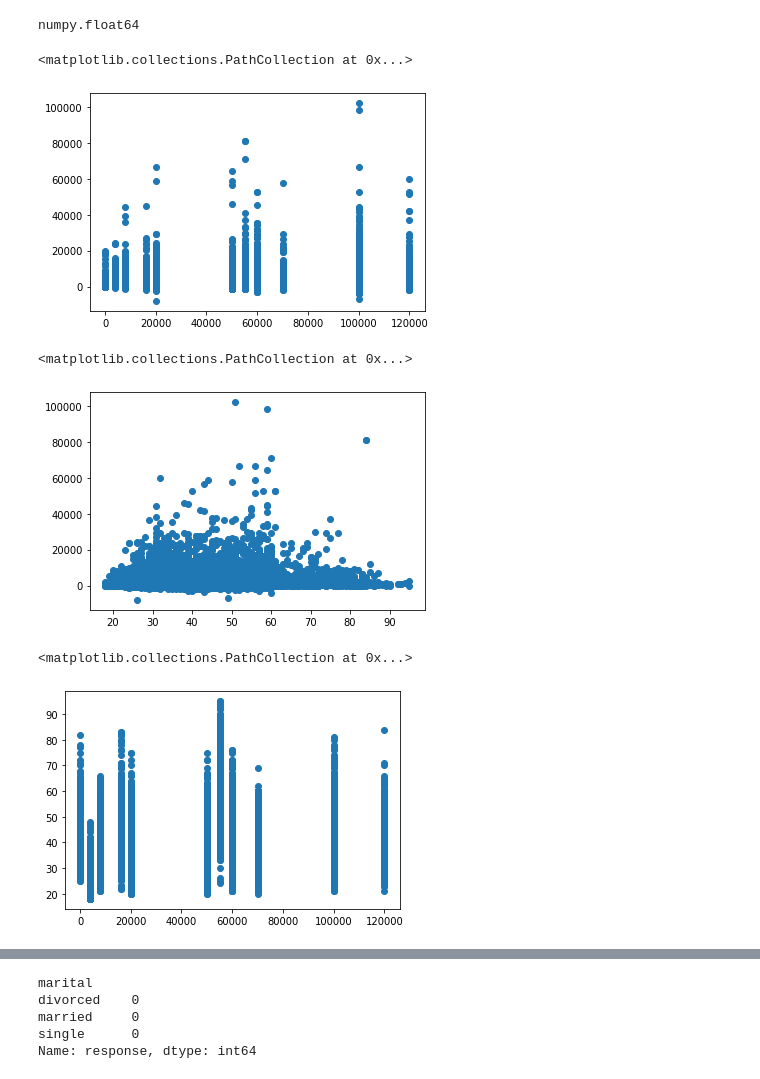
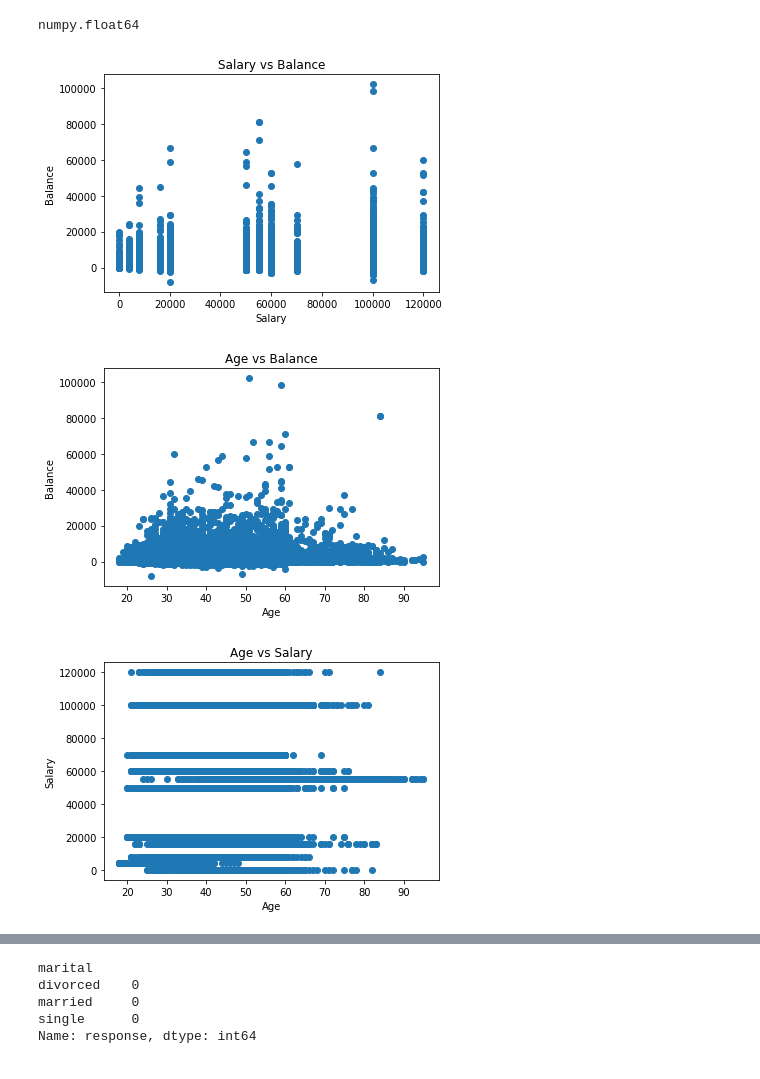
Before and after one commit to benjaminbrown038/Data-Science-Techniques, a Jupyter notebook: marketing.ipynb, the cells around one changed output, grey strips where cells are left out. Cells and saved outputs as stored; diff of their text form; code cells hidden in the pictures.

```diff
--- a/marketing.ipynb
+++ b/marketing.ipynb
@@ -16,7 +22,8 @@ import seaborn as sns
 %matplotlib inline
 
 # marketing data to analyze
-df = pd.read_csv('marketing_analysis.csv',skiprows=2)
+path = 'data/marketing_analysis.csv'
+df = pd.read_csv(path,skiprows=2)
 # %%
 # rows and columns
 df.head()
@@ -161,20 +246,23 @@ numpy.float64
 # %%
 '''
 Comparing two Numeric data types:
     - Scatter Plot
     - Pair Plot
     - Correlation Matrix
 '''
 
 
 '''
 Scatter Plots (for numeric) using matplotlib
 '''
 
 plt.scatter(df.salary,df.balance)
+plt.title("Salary vs Balance")
+plt.xlabel("Salary")
+plt.ylabel("Balance")
+plt.show()
 # %% [output]
-<matplotlib.collections.PathCollection at 0x...>
-[figure, old version]
+[figure, new version]
 # %%
 '''
 Comparing two Numeric data types:
@@ -188,9 +276,12 @@ Scatter Plots (for numeric) using matplotlib
 '''
 
 plt.scatter(df.age,df.balance)
+plt.title("Age vs Balance")
+plt.xlabel("Age")
+plt.ylabel("Balance")
+plt.show()
 # %% [output]
-<matplotlib.collections.PathCollection at 0x...>
-[figure, old version]
+[figure, new version]
 # %%
 '''
 Comparing two Numeric data types:
@@ -203,10 +294,13 @@ Comparing two Numeric data types:
 Scatter Plots (for numeric) using matplotlib
 '''
 
-plt.scatter(df.salary,df.age)
+plt.scatter(df.age,df.salary)
+plt.title("Age vs Salary")
+plt.xlabel("Age")
+plt.ylabel("Salary")
+plt.show()
 # %% [output]
-<matplotlib.collections.PathCollection at 0x...>
-[figure, old version]
+[figure, new version]
 # %%
 '''
 Comparing two Numeric data types:
```
Also changed, not shown: parts of 26 cells of this notebook, 7 other files.
